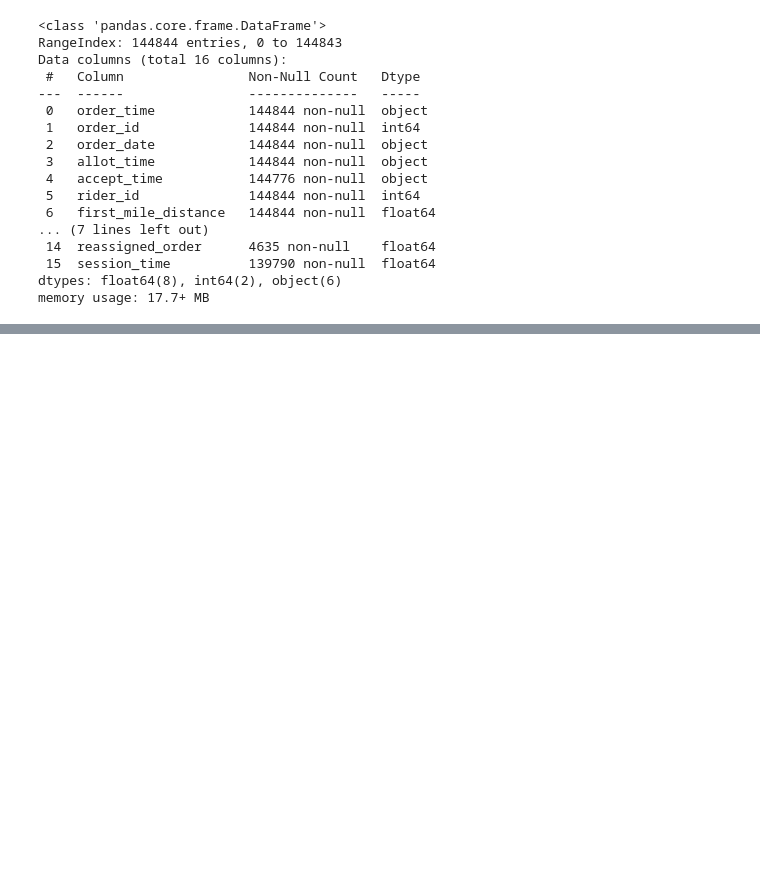
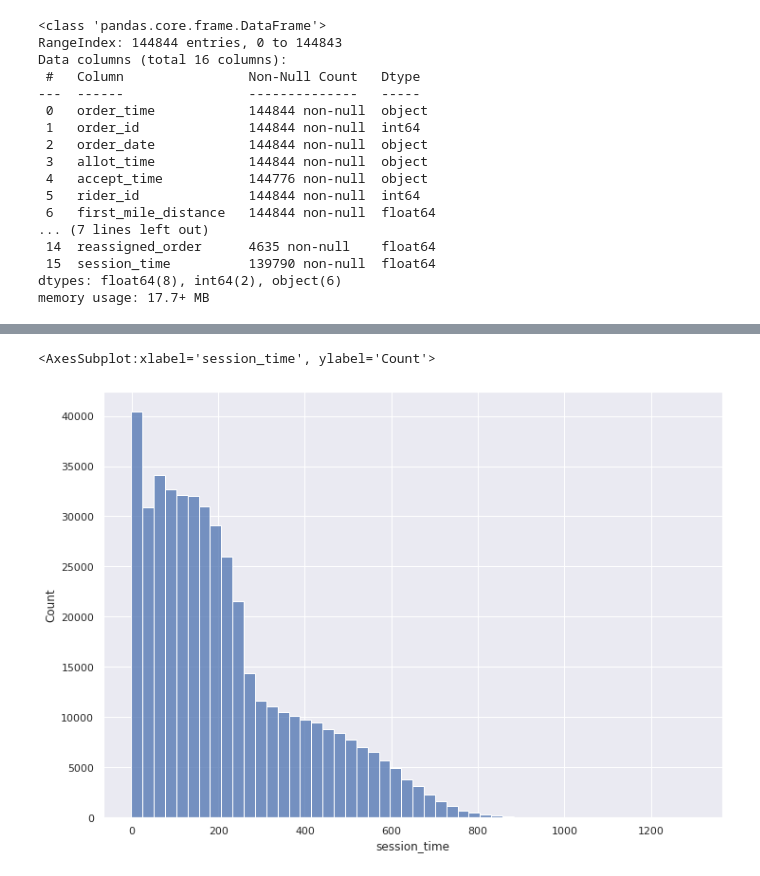
Before and after one commit to aryanpandey/Cascade-Cup-2022, a Jupyter notebook: Cascade_Cup_Aditya.ipynb, the cells around one changed output, grey strips where cells are left out. Saved outputs shown, nothing was run; the diff lists cells and outputs as text; code cells hidden in the pictures; blank space fills up the shorter version.

```diff
--- a/Cascade_Cup_Aditya.ipynb
+++ b/Cascade_Cup_Aditya.ipynb
@@ -148,9 +154,9 @@ drop_cols = ['pickup_time', 'delivered_time', 'cancelled_time']
 train.drop(drop_cols, axis = 1, inplace = True)
 # %%
 def time_diff(time_list_1, time_list_2):
-    hour_diff = (int(time_list_1[0]) - int(time_list_2[0]))*3600
-    min_diff = (int(time_list_1[1]) - int(time_list_2[1]))*60
-    sec_diff = (int(time_list_1[2]) - int(time_list_2[2]))
+    hour_diff = (int(time_list_1[0]) - int(time_list_2[0]))*60
+    min_diff = (int(time_list_1[1]) - int(time_list_2[1]))
+    sec_diff = (int(time_list_1[2]) - int(time_list_2[2]))/60
     return hour_diff + min_diff + sec_diff
 
 def create_time_features(row):
@@ -167,6 +173,14 @@ def create_time_features(row):
         row['rider_accept_time'] = -1
 
     return row
+
+def interp(x):
+    d = pd.DataFrame(x['session_time'].values, index = pd.to_datetime(x['order_time']), columns = ['session_time'])
+    d = d.interpolate('time')
+    d = d.interpolate('bfill')
+
+    x['session_time'] = d['session_time'].values
+    return x
 # %%
 def apply_func(df):
     df = df.progress_apply(create_time_features, axis = 1)
@@ -213,5 +219,25 @@ test = parallelize_dataframe(test, apply_func)
 # %%
 train['ratio'] = train['first_mile_distance']/(train['last_mile_distance'] + 1e-7)
 test['ratio'] = test['first_mile_distance']/(test['last_mile_distance'] + 1e-7)
+# %%
+train['order_day'] = pd.to_datetime(train['order_time']).dt.dayofweek
+
+train['order_hr'] = pd.to_datetime(train['order_time']).dt.hour
+train['order_min'] = pd.to_datetime(train['order_time']).dt.minute
+train['order_sec'] = pd.to_datetime(train['order_time']).dt.second
+
+train['allot_hr'] = pd.to_datetime(train['allot_time']).dt.hour
+train['allot_min'] = pd.to_datetime(train['allot_time']).dt.minute
+train['allot_sec'] = pd.to_datetime(train['allot_time']).dt.second
+
+test['order_day'] = pd.to_datetime(test['order_time']).dt.dayofweek
+
+test['order_hr'] = pd.to_datetime(test['order_time']).dt.hour
+test['order_min'] = pd.to_datetime(test['order_time']).dt.minute
+test['order_sec'] = pd.to_datetime(test['order_time']).dt.second
+
+test['allot_hr'] = pd.to_datetime(test['allot_time']).dt.hour
+test['allot_min'] = pd.to_datetime(test['allot_time']).dt.minute
+test['allot_sec'] = pd.to_datetime(test['allot_time']).dt.second
 # %%
 more_drop = ['order_time', 'order_id', 'order_date', 'allot_time',
@@ -247,0 +322,5 @@ Name: reassigned_order, dtype: int64
+# %%
+sns.histplot(train['session_time'], bins=50)
+# %% [output]
+<AxesSubplot:xlabel='session_time', ylabel='Count'>
+[figure, added]
```
Also changed, not shown: parts of 29 cells of this notebook.
